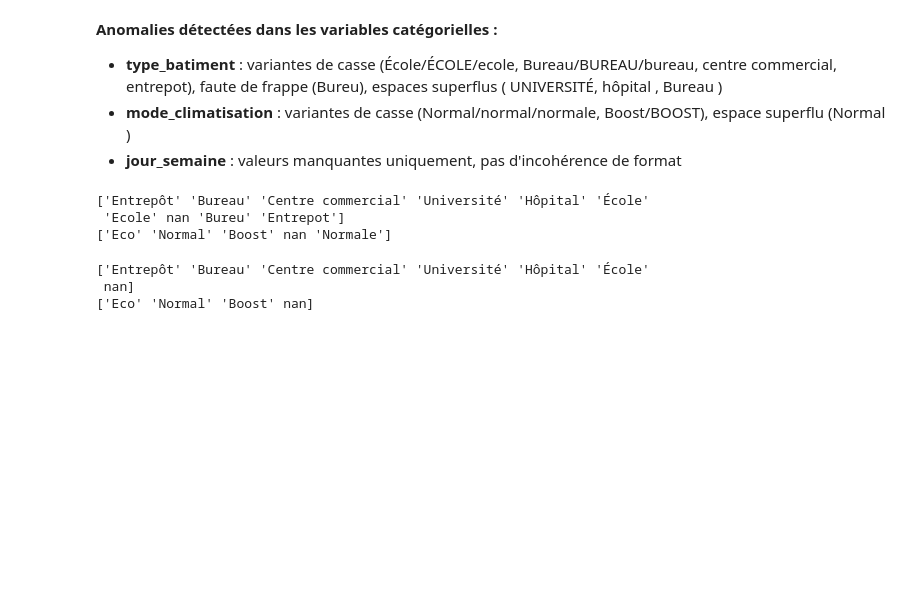
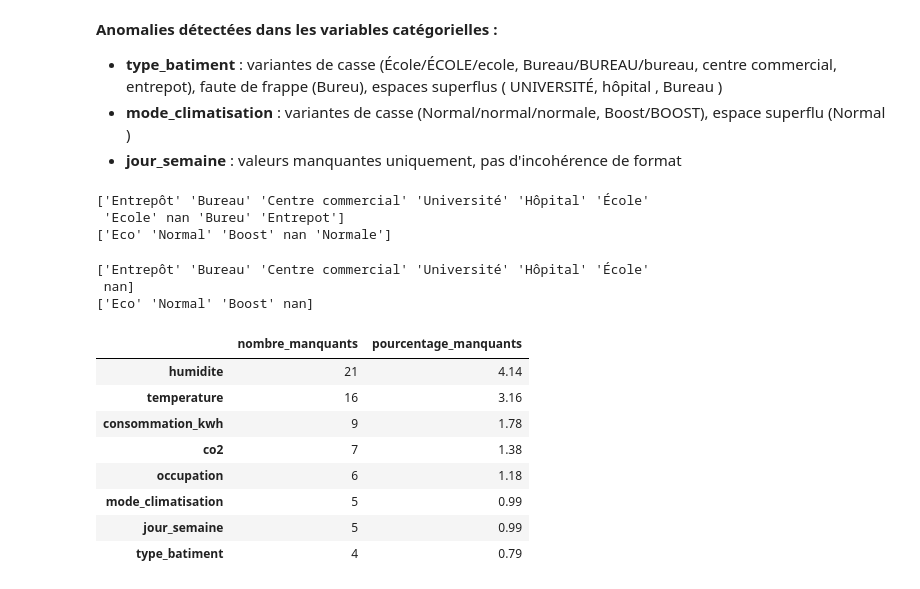
Before and after one commit to Atou-D10/atelier_prepa_donnees_tab, a Jupyter notebook: notebooks/atelier_prepa_donnees_tab.ipynb, the cells around one changed output. Cells and saved outputs as stored; diff of their text form; code cells hidden in the pictures; blank space fills up the shorter version.

Commit message:
Partie 1 - Q13a: nombre et pourcentage de valeurs manquantes par colonne

```diff
--- a/notebooks/atelier_prepa_donnees_tab.ipynb
+++ b/notebooks/atelier_prepa_donnees_tab.ipynb
@@ -245,3 +245,23 @@ print(df['mode_climatisation'].unique())
 ['Entrepôt' 'Bureau' 'Centre commercial' 'Université' 'Hôpital' 'École'
  nan]
 ['Eco' 'Normal' 'Boost' nan]
+# %%
+# Question 13.a : Nombre et pourcentage de valeurs manquantes par colonne
+missing_count = df.isna().sum()
+missing_pct = (df.isna().sum() / len(df)) * 100
+
+missing_summary = pd.DataFrame({
+    'nombre_manquants': missing_count,
+    'pourcentage_manquants': missing_pct.round(2)
+})
+missing_summary[missing_summary['nombre_manquants'] > 0].sort_values('nombre_manquants', ascending=False)
+# %% [output]
+|  | nombre_manquants | pourcentage_manquants |
+| humidite | 21 | 4.14 |
+| temperature | 16 | 3.16 |
+| consommation_kwh | 9 | 1.78 |
+| co2 | 7 | 1.38 |
+| occupation | 6 | 1.18 |
+| mode_climatisation | 5 | 0.99 |
+| jour_semaine | 5 | 0.99 |
+| type_batiment | 4 | 0.79 |
```
